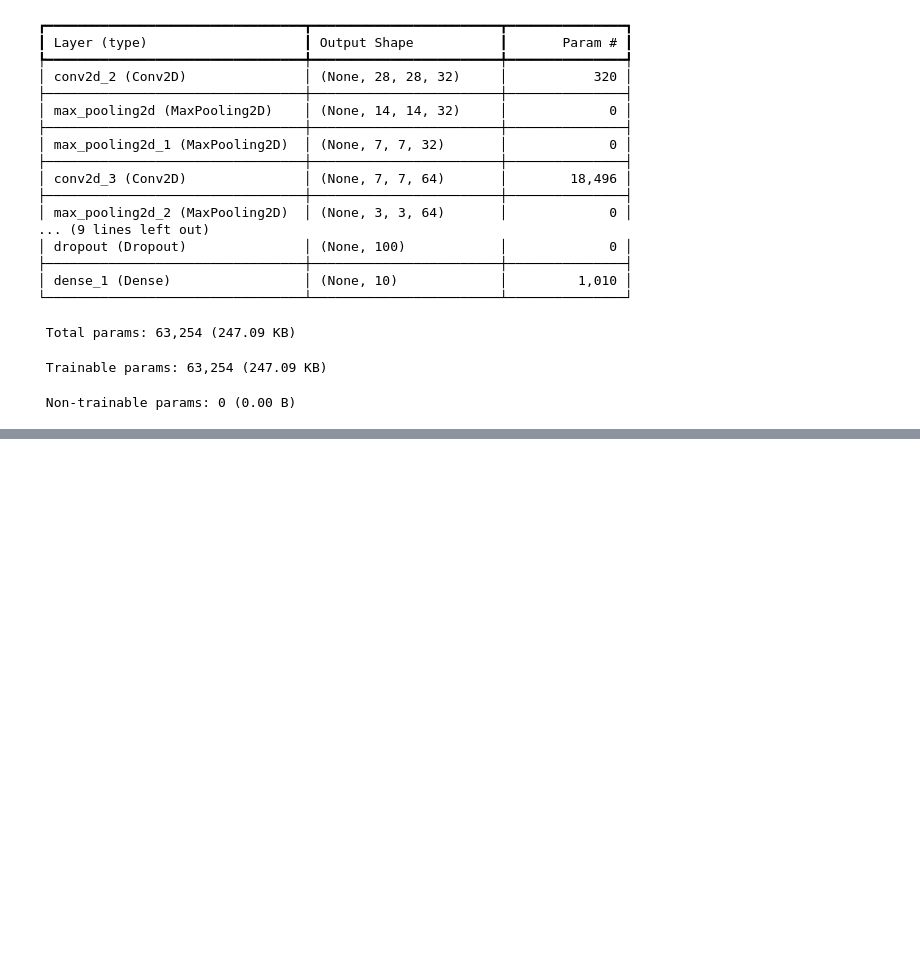
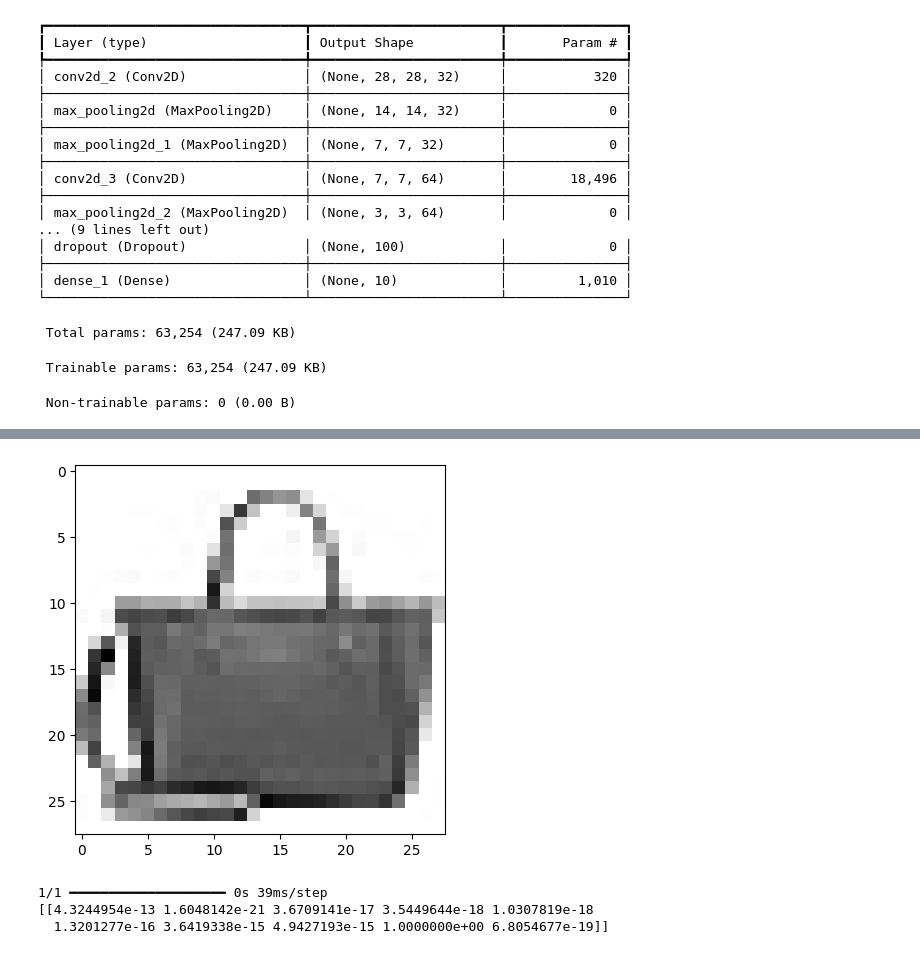
Before and after one commit to jameskaten/HonGong_Machine_Learning, a Jupyter notebook: 8_2_CNN.ipynb, the cells around one changed output, grey strips where cells are left out. Drawn from its saved outputs; the diff is of its cells as text; code cells hidden in the pictures; blank space fills up the shorter version.

```diff
--- a/8_2_CNN.ipynb
+++ b/8_2_CNN.ipynb
@@ -67,0 +118,12 @@ Model: "sequential_2"
+# %%
+plt.imshow(val_scaled[0].reshape(28, 28), cmap='gray_r')
+plt.show()
+# %% [output]
+[figure, added]
+# %%
+preds = model.predict(val_scaled[0:1])
+print(preds)
+# %% [output]
+1/1 ━━━━━━━━━━━━━━━━━━━━ 0s 39ms/step
+[[4.3244954e-13 1.6048142e-21 3.6709141e-17 3.5449644e-18 1.0307819e-18
+  1.3201277e-16 3.6419338e-15 4.9427193e-15 1.0000000e+00 6.8054677e-19]]
```
Also changed, not shown: parts of 11 cells of this notebook.
